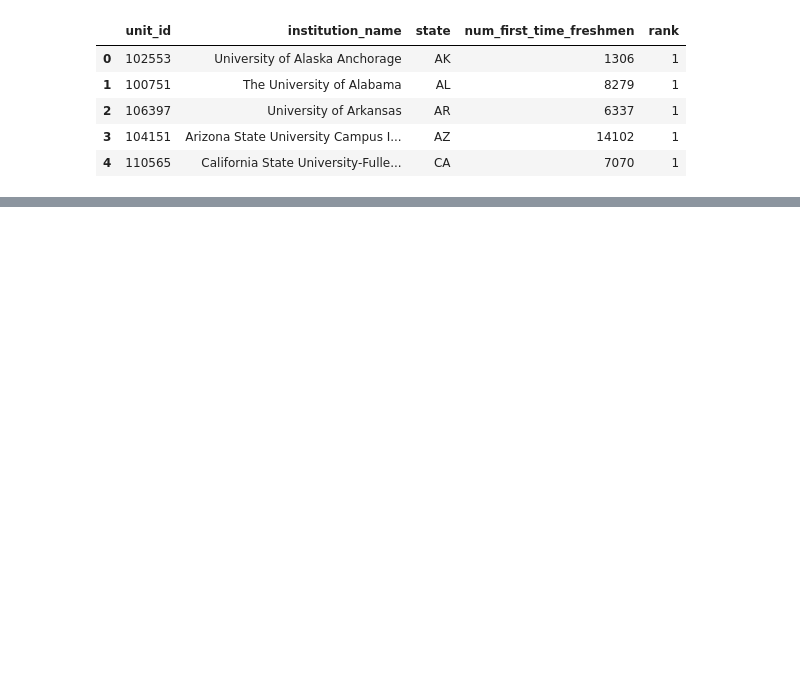
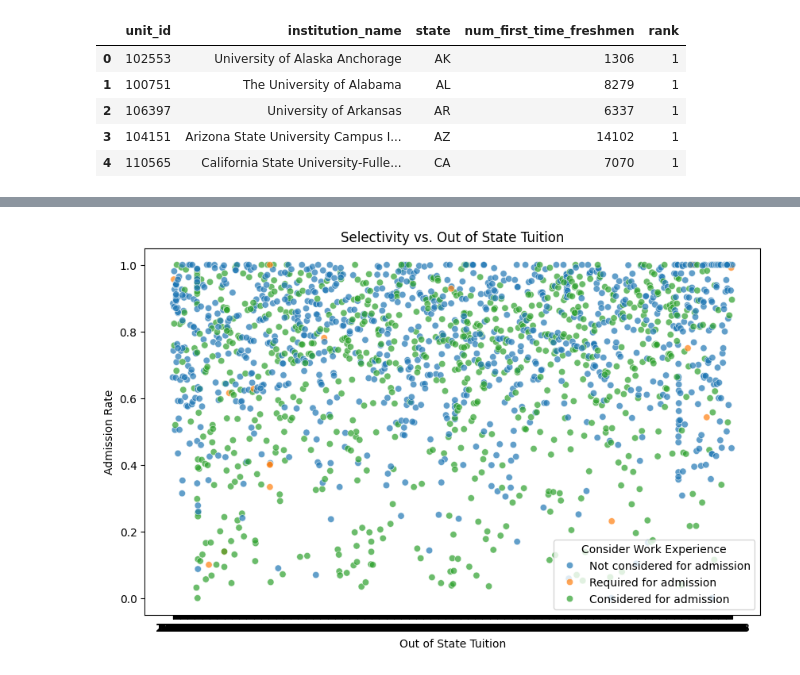
Before and after one commit to hpsleuth7/trend-exercise, a Jupyter notebook: data_eda.ipynb, the cells around one changed output, grey strips where cells are left out. Cells and saved outputs as stored; diff of their text form; code cells hidden in the pictures; blank space fills up the shorter version.

```diff
--- a/data_eda.ipynb
+++ b/data_eda.ipynb
@@ -68,0 +79,30 @@ LIMIT 100
+# %%
+# visualization: charge and selectivity with color as considering workstudy
+query = """
+SELECT
+    chrg.unit_id
+    ,chrg.out_of_state_tuition
+    ,adm.num_admissions / adm.num_applicants AS adm_rate
+    ,adm.consider_work_exp
+FROM student_charges        chrg
+LEFT JOIN admissions        adm
+    ON chrg.unit_id = adm.unit_id
+"""
+
+df = pd.read_sql_query(query, conn)
+
+# remove null values
+df = df.dropna()
+df.head()
+
+import matplotlib.pyplot as plt
+import seaborn as sns
+plt.figure(figsize=(10, 6))
+sns.scatterplot(data=df, x='out_of_state_tuition', y='adm_rate', hue='consider_work_exp', alpha=0.7)
+plt.title('Selectivity vs. Out of State Tuition')
+plt.xlabel('Out of State Tuition')
+plt.ylabel('Admission Rate')
+plt.legend(title='Consider Work Experience')
+plt.show()
+# %% [output]
+[figure, added]
```
Also changed, not shown: parts of 2 cells of this notebook.
